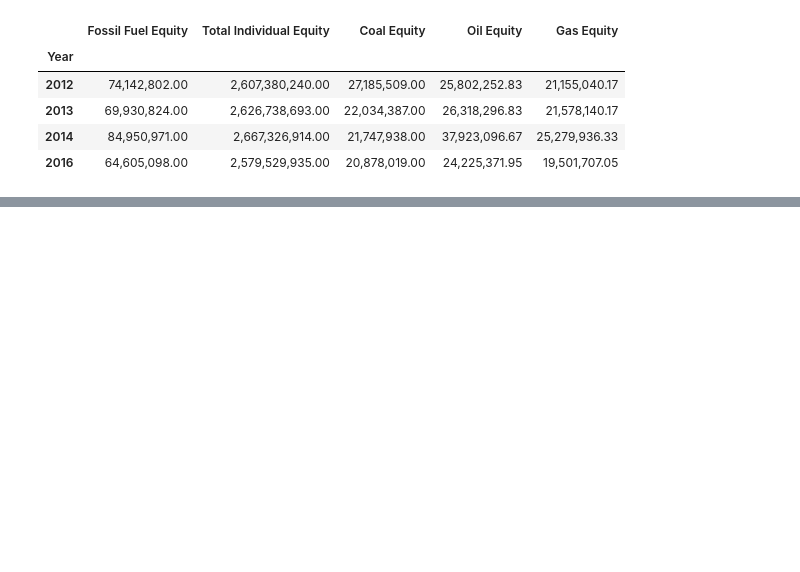
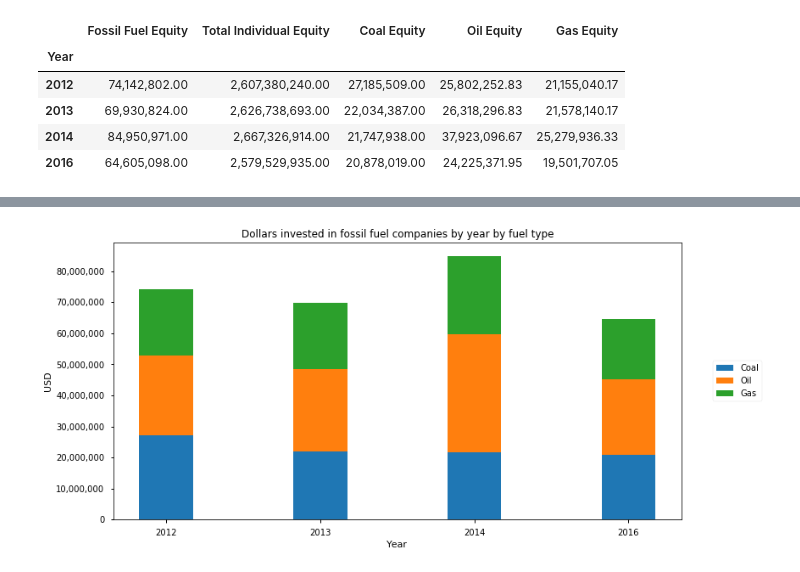
Before and after one commit to jimmycdunn/fossil-fuel-equity-finder, a Jupyter notebook: dev.ipynb, the cells around one changed output, grey strips where cells are left out. Cells and saved outputs as stored; diff of their text form; code cells hidden in the pictures; blank space fills up the shorter version.

Commit message:
Completed separation of equity and carbon

```diff
--- a/dev.ipynb
+++ b/dev.ipynb
@@ -66,3 +68,7 @@ benchmark.plot_fossil_fuel_equity()
+# %%
+benchmark.plot_fossil_fuel_equity_fuel_types()
+# %% [output]
+[figure, added]
 # %%
 # now the user will manually input the market caps
 # then will run this code cell to do the fair share allocation
```
Also changed, not shown: parts of 10 cells of this notebook, 1 other file.
